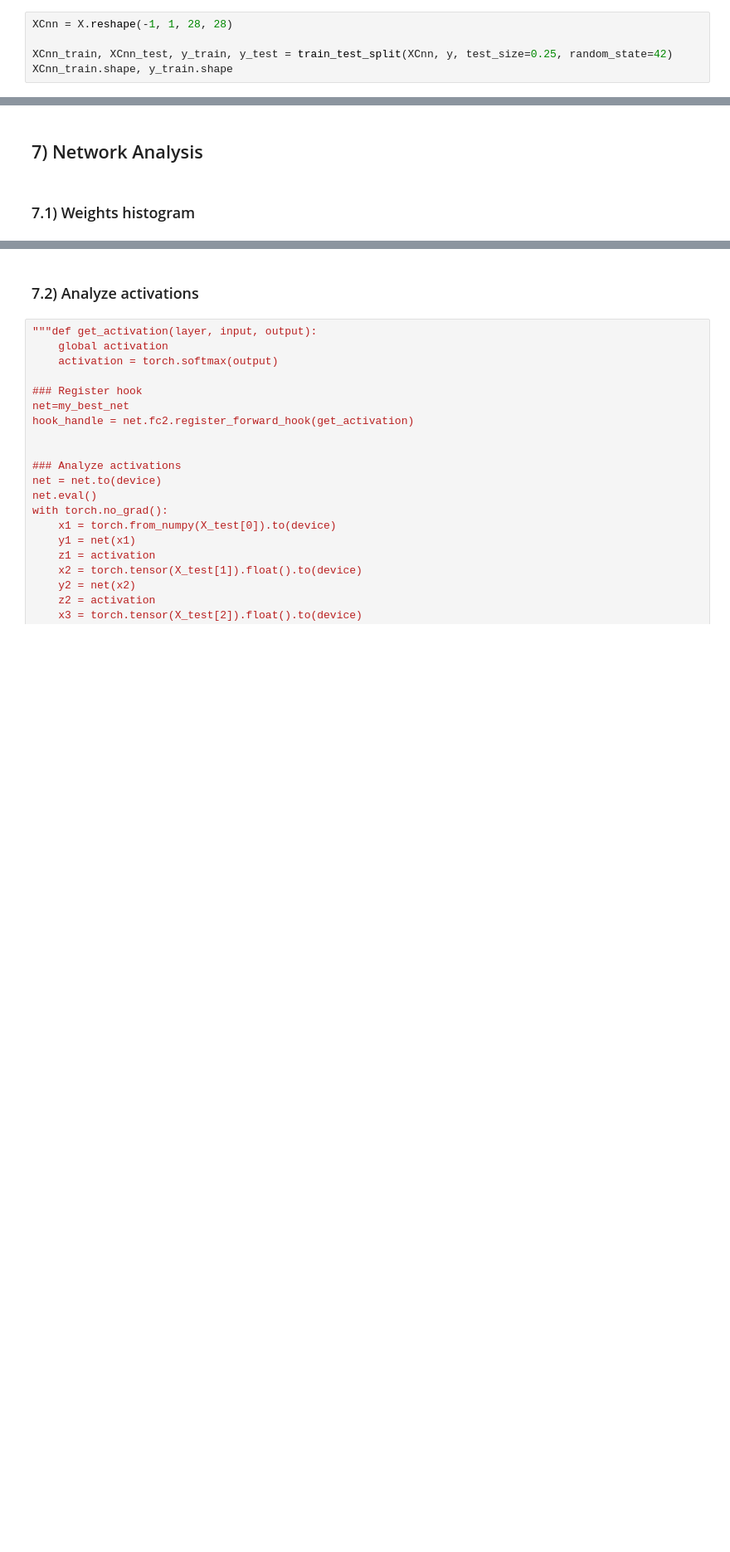
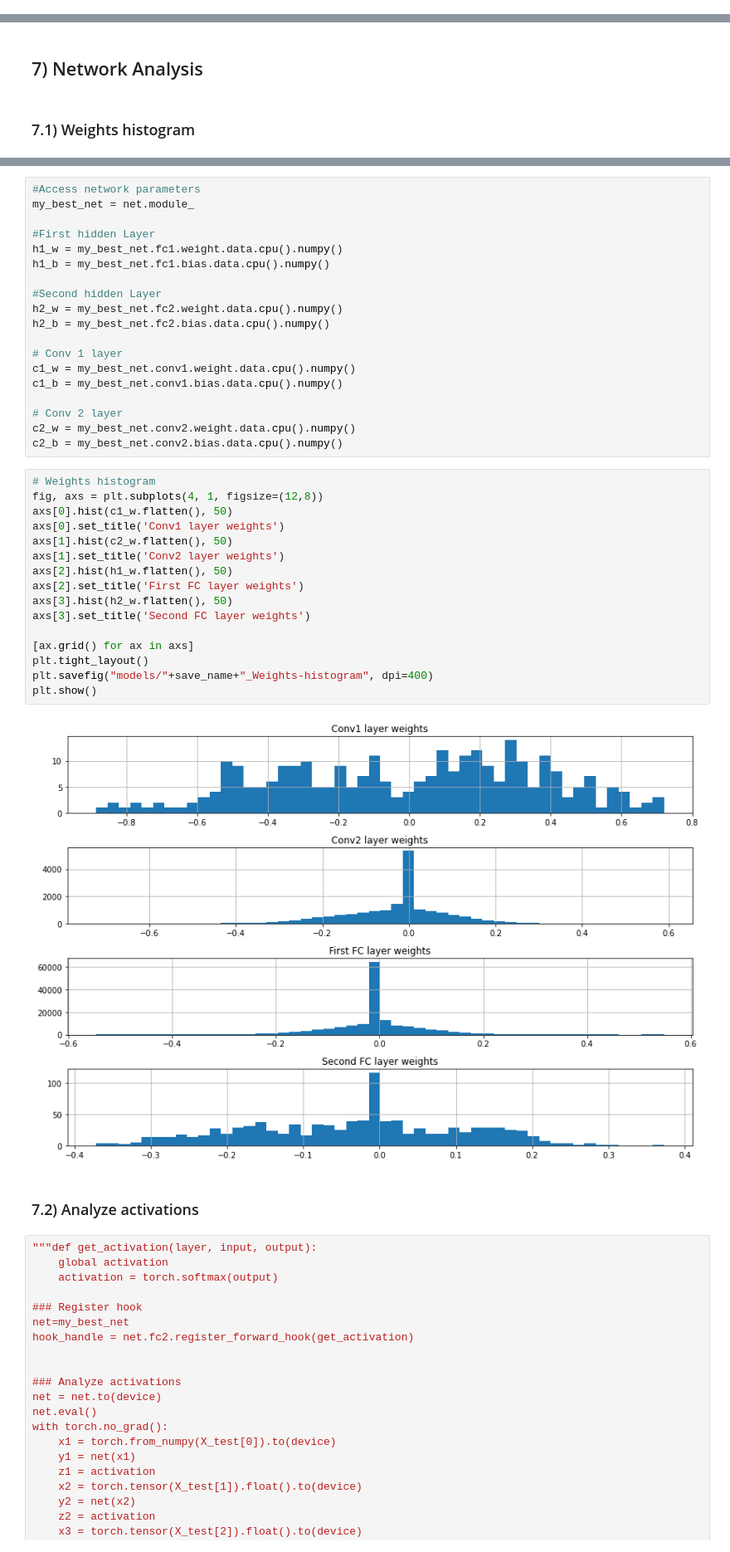
Before and after one commit to ivaste/DeepLearningLAB, a Jupyter notebook: Homework 1/Homework 1 - Classification.ipynb, the cells around one changed output, grey strips where cells are left out. Shown: that part at 83% size. Drawn from its saved outputs; the diff is of its cells as text; blank space fills up the shorter version.

```diff
--- a/Homework 1/Homework 1 - Classification.ipynb
+++ b/Homework 1/Homework 1 - Classification.ipynb
@@ -49,5 +32,0 @@ X_train.shape, y_train.shape, X_test.shape, y_test.shape
-# %%
-XCnn = X.reshape(-1, 1, 28, 28)
-
-XCnn_train, XCnn_test, y_train, y_test = train_test_split(XCnn, y, test_size=0.25, random_state=42)
-XCnn_train.shape, y_train.shape
@@ -390,3 +348,40 @@ plt.show()
+# %%
+#Access network parameters
+my_best_net = net.module_
+
+#First hidden Layer
+h1_w = my_best_net.fc1.weight.data.cpu().numpy()
+h1_b = my_best_net.fc1.bias.data.cpu().numpy()
+
+#Second hidden Layer
+h2_w = my_best_net.fc2.weight.data.cpu().numpy()
+h2_b = my_best_net.fc2.bias.data.cpu().numpy()
+
+# Conv 1 layer
+c1_w = my_best_net.conv1.weight.data.cpu().numpy()
+c1_b = my_best_net.conv1.bias.data.cpu().numpy()
+
+# Conv 2 layer
+c2_w = my_best_net.conv2.weight.data.cpu().numpy()
+c2_b = my_best_net.conv2.bias.data.cpu().numpy()
+# %%
+# Weights histogram
+fig, axs = plt.subplots(4, 1, figsize=(12,8))
+axs[0].hist(c1_w.flatten(), 50)
+axs[0].set_title('Conv1 layer weights')
+axs[1].hist(c2_w.flatten(), 50)
+axs[1].set_title('Conv2 layer weights')
+axs[2].hist(h1_w.flatten(), 50)
+axs[2].set_title('First FC layer weights')
+axs[3].hist(h2_w.flatten(), 50)
+axs[3].set_title('Second FC layer weights')
+
+[ax.grid() for ax in axs]
+plt.tight_layout()
+plt.savefig("models/"+save_name+"_Weights-histogram", dpi=400)
+plt.show()
+# %% [output]
+[figure, added]
 # %% [markdown]
 ### 7.2) Analyze activations
 # %%
```
Also changed, not shown: parts of 17 cells of this notebook, 10 other files.
